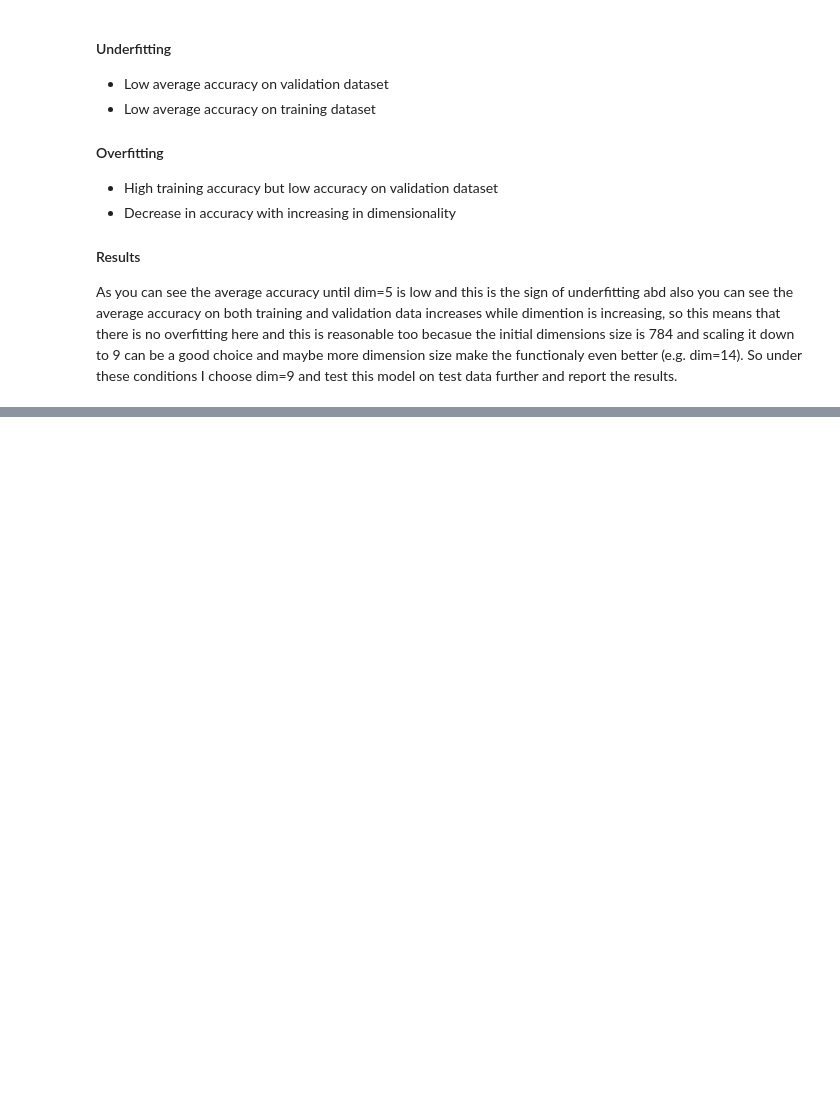
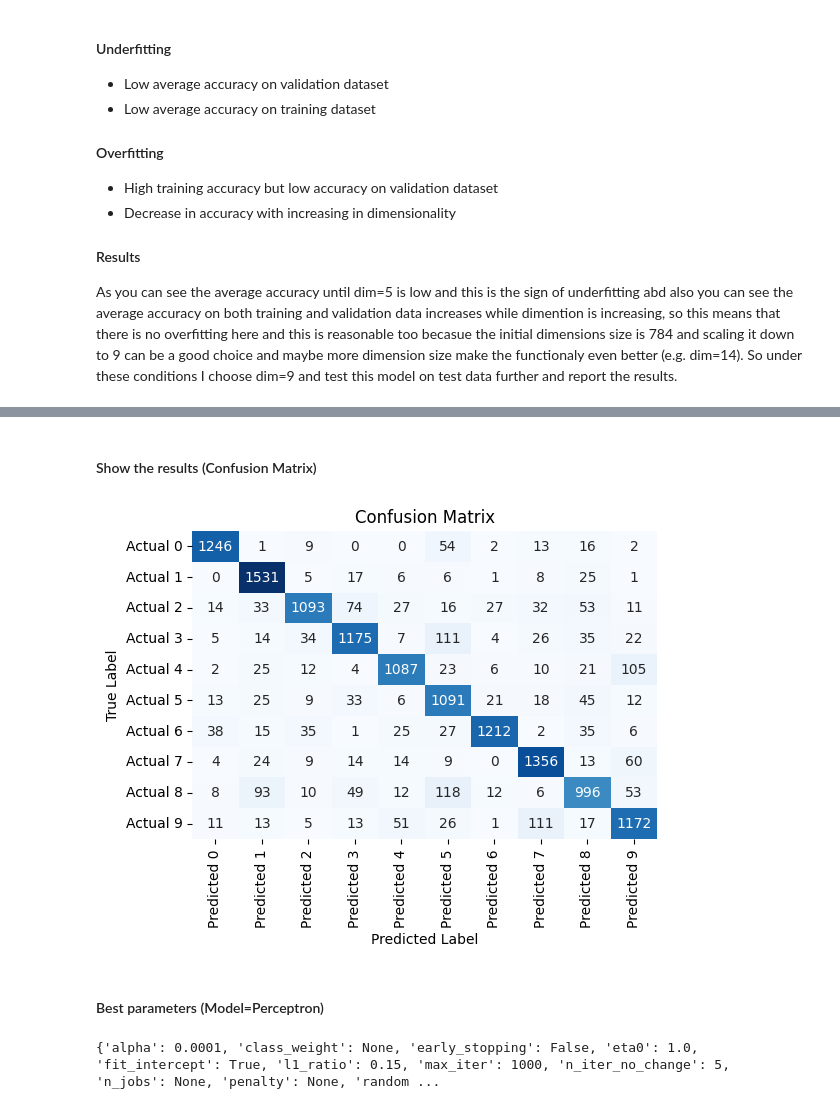
Before and after one commit to yazdanzv/ML_Project_no3, a Jupyter notebook: main.ipynb, the cells around one changed output, grey strips where cells are left out. Drawn from its saved outputs; the diff is of its cells as text; code cells hidden in the pictures; blank space fills up the shorter version.

```diff
--- a/main.ipynb
+++ b/main.ipynb
@@ -174,0 +224,19 @@ plt.show()
+# %% [markdown]
+<h4>Show the results (Confusion Matrix)</h4>
+# %%
+plt.figure(figsize=(6, 4))
+sb.heatmap(conf_mat, annot=True, fmt='d', cmap='Blues', cbar=False,
+            xticklabels=['Predicted 0', 'Predicted 1', 'Predicted 2', 'Predicted 3', 'Predicted 4', 'Predicted 5', 'Predicted 6', 'Predicted 7', 'Predicted 8', 'Predicted 9'],
+            yticklabels=['Actual 0', 'Actual 1', 'Actual 2', 'Actual 3', 'Actual 4', 'Actual 5', 'Actual 6', 'Actual 7', 'Actual 8', 'Actual 9'])
+plt.xlabel('Predicted Label')
+plt.ylabel('True Label')
+plt.title('Confusion Matrix')
+plt.show()
+# %% [output]
+[figure, added]
+# %% [markdown]
+<h4>Best parameters (Model=Perceptron)</h4>
+# %%
+print(best_model.get_params())
+# %% [output]
+{'alpha': 0.0001, 'class_weight': None, 'early_stopping': False, 'eta0': 1.0, 'fit_intercept': True, 'l1_ratio': 0.15, 'max_iter': 1000, 'n_iter_no_change': 5, 'n_jobs': None, 'penalty': None, 'random ...
```
Also changed, not shown: parts of 11 cells of this notebook.
